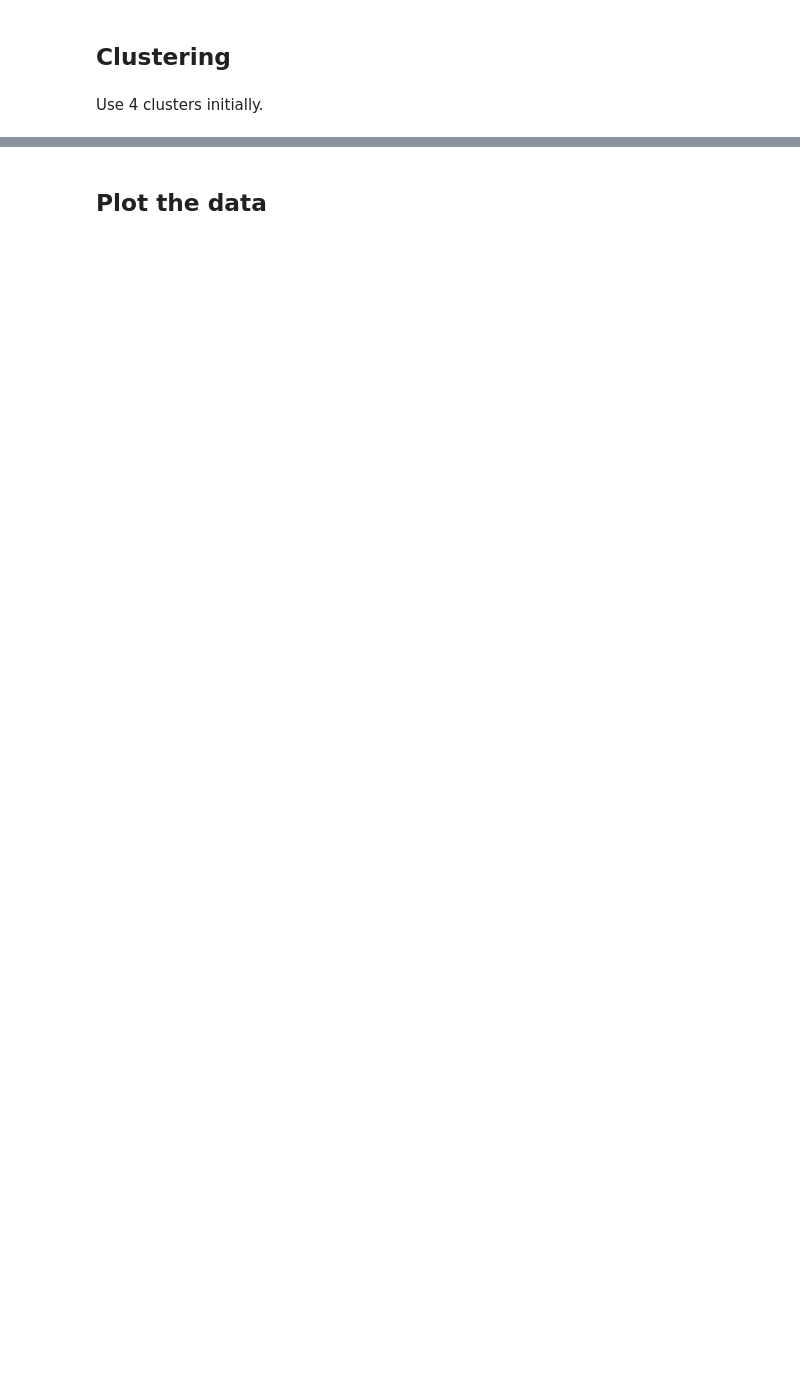
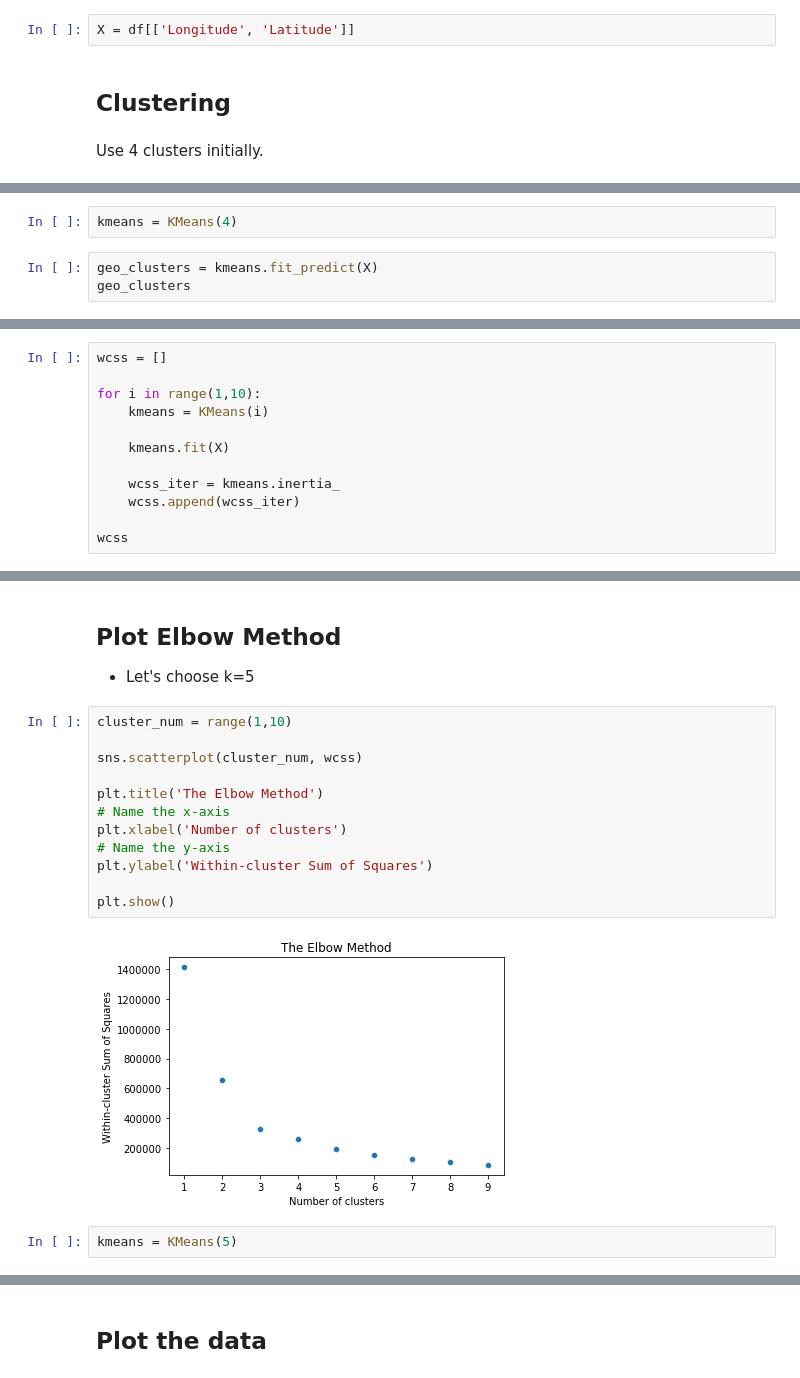
Before and after one commit to faithkane3/clustering_practice, a Jupyter notebook: clustering_categorical_data.ipynb, the cells around one changed output, grey strips where cells are left out. Drawn from its saved outputs; the diff is of its cells as text; blank space fills up the shorter version.

Commit message:
Commit elbow method to choose K for geoclusters

```diff
--- a/clustering_categorical_data.ipynb
+++ b/clustering_categorical_data.ipynb
@@ -75,5 +79,7 @@ df.sample(10)
 # %% [markdown]
 ## Select the features
+# %%
+X = df[['Longitude', 'Latitude']]
 # %% [markdown]
 ## Clustering
 # %% [markdown]
@@ -82,0 +87,5 @@ Use 4 clusters initially.
+# %%
+kmeans = KMeans(4)
+# %%
+geo_clusters = kmeans.fit_predict(X)
+geo_clusters
@@ -82,0 +113,12 @@ Use 4 clusters initially.
+# %%
+wcss = []
+
+for i in range(1,10):
+    kmeans = KMeans(i)
+
+    kmeans.fit(X)
+
+    wcss_iter = kmeans.inertia_
+    wcss.append(wcss_iter)
+
+wcss
@@ -82,0 +135,20 @@ Use 4 clusters initially.
+# %% [markdown]
+## Plot Elbow Method
+
+- Let's choose k=5
+# %%
+cluster_num = range(1,10)
+
+sns.scatterplot(cluster_num, wcss)
+
+plt.title('The Elbow Method')
+# Name the x-axis
+plt.xlabel('Number of clusters')
+# Name the y-axis
+plt.ylabel('Within-cluster Sum of Squares')
+
+plt.show()
+# %% [output]
+[figure, added]
+# %%
+kmeans = KMeans(5)
```
Also changed, not shown: parts of 12 cells of this notebook.
